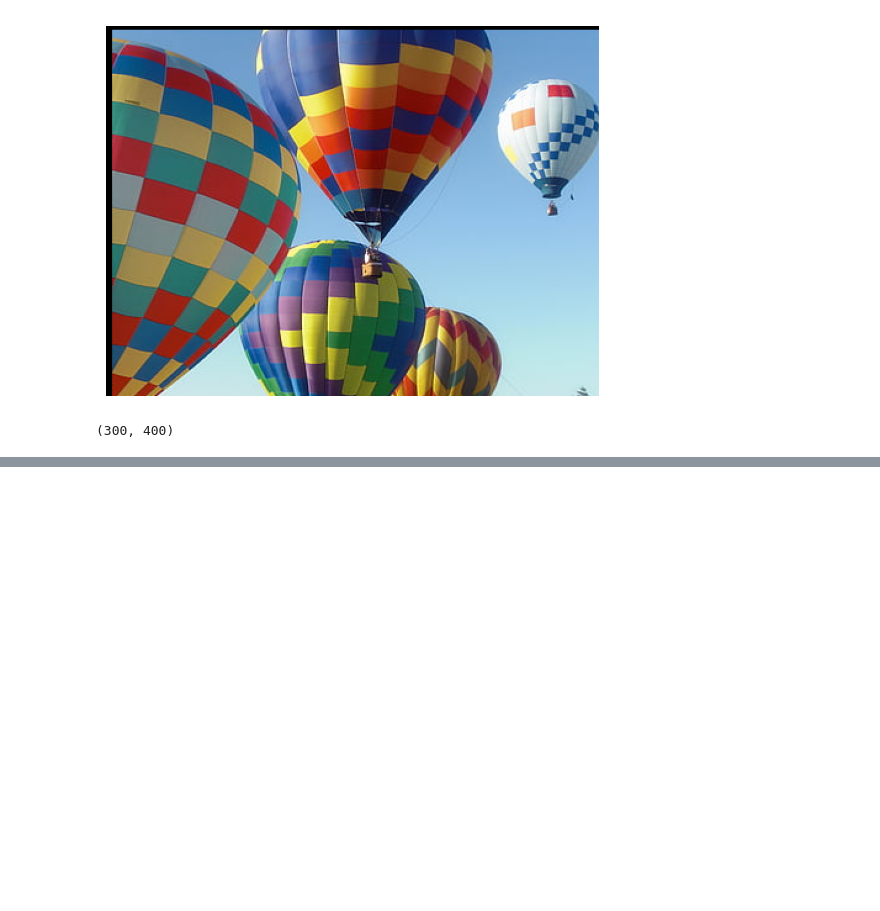
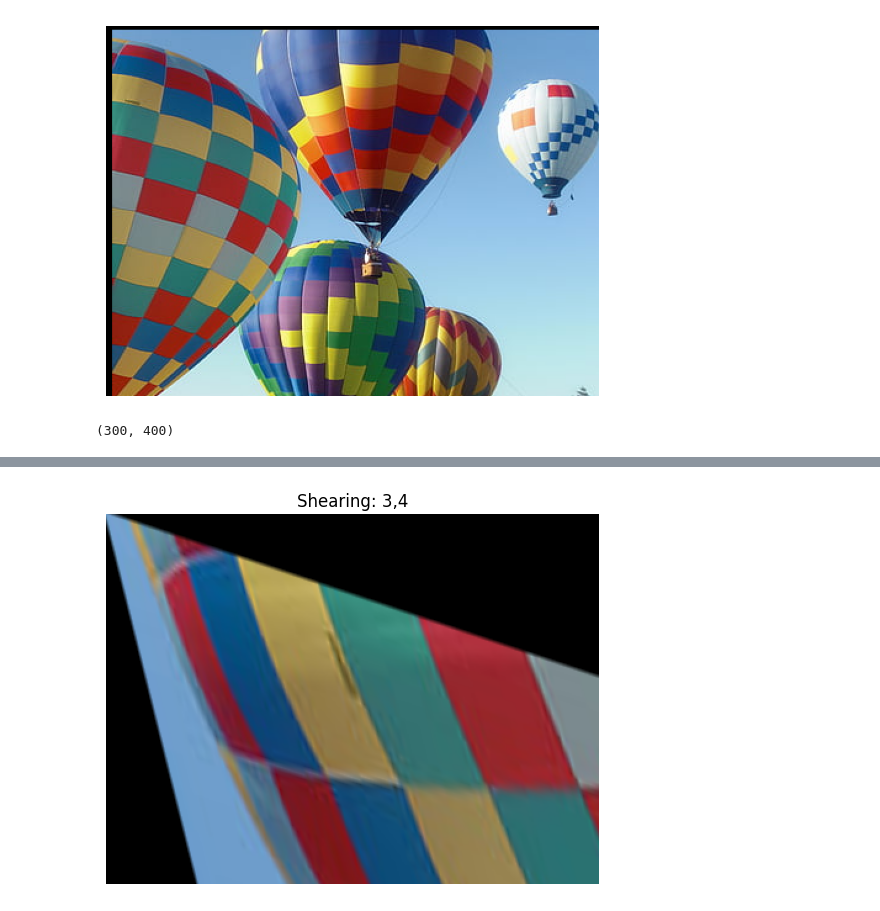
Before and after one commit to TheHuntsman4/Semester-6, a Jupyter notebook: Computer_Vision/labesheet1.ipynb, the cells around one changed output, grey strips where cells are left out. Cells and saved outputs as stored; diff of their text form; code cells hidden in the pictures; blank space fills up the shorter version.

```diff
--- a/Computer_Vision/labesheet1.ipynb
+++ b/Computer_Vision/labesheet1.ipynb
@@ -125,0 +122,8 @@ TypeError: array() takes from 1 to 2 positional arguments but 3 were given
+# %%
+transformed_image = transform_image_with_matrix(image, generate_shearing_matrix(3,4))
+plt.imshow(transformed_image)
+plt.title('Shearing: 3,4')
+plt.axis('off')
+plt.show()
+# %% [output]
+[figure, added]
```
Also changed, not shown: parts of 11 cells of this notebook.
